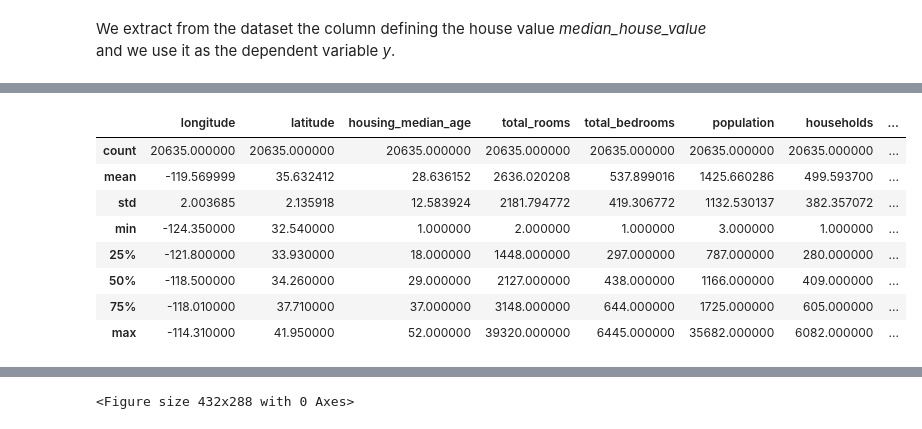
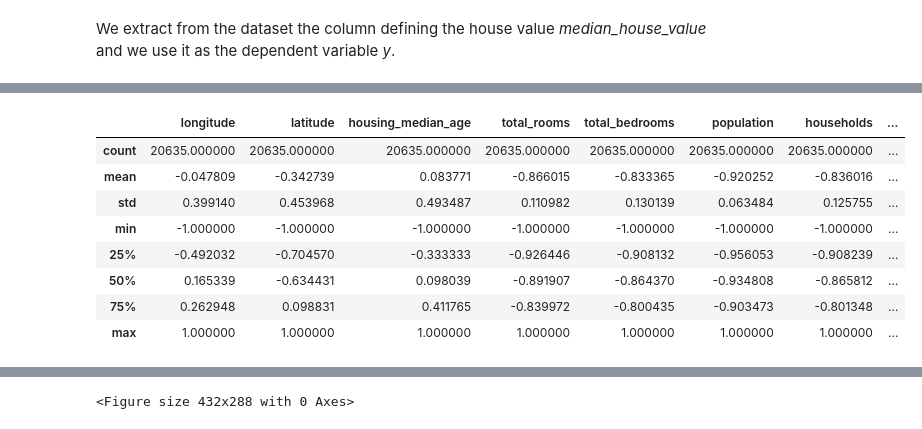
Before and after one commit to martinaviggiano/ml_project, a Jupyter notebook: Machine Learning Project.ipynb, the cells around one changed output, grey strips where cells are left out. Cells and saved outputs as stored; diff of their text form; code cells hidden in the pictures.

```diff
--- a/Machine Learning Project.ipynb
+++ b/Machine Learning Project.ipynb
@@ -135,9 +135,15 @@ X, y = n_corr_df.drop(columns=['median_house_value']), corr_df['median_house_val
+# %%
+n_corr_df.drop(columns=['median_house_value'], inplace=True)
+# %%
+X = n_corr_df
 # %%
-from sklearn.preprocessing import StandardScaler
-scaler = StandardScaler() #standardize -1,1
+from sklearn.preprocessing import StandardScaler, MinMaxScaler
+scaler = MinMaxScaler(feature_range= (-1,1))
 X_scaled = scaler.fit_transform(X)
 # %%
 from sklearn.model_selection import train_test_split
 X_train, X_test, y_train, y_test = train_test_split(X_scaled, y, test_size=0.2, random_state=42)
+# %%
+X_scaled_df = pd.DataFrame(X_scaled, columns=n_corr_df.columns)
 # %%
 import seaborn as sns
@@ -168,15 +173,15 @@ memory usage: 1.7 MB
 # %%
-corr_df.describe()
+X_scaled_df.describe()
 # %% [output]
 |  | longitude | latitude | housing_median_age | total_rooms | total_bedrooms | population | households | ... |
 | count | 20635.000000 | 20635.000000 | 20635.000000 | 20635.000000 | 20635.000000 | 20635.000000 | 20635.000000 | ... |
-| mean | -119.569999 | 35.632412 | 28.636152 | 2636.020208 | 537.899016 | 1425.660286 | 499.593700 | ... |
-| std | 2.003685 | 2.135918 | 12.583924 | 2181.794772 | 419.306772 | 1132.530137 | 382.357072 | ... |
-| min | -124.350000 | 32.540000 | 1.000000 | 2.000000 | 1.000000 | 3.000000 | 1.000000 | ... |
-| 25% | -121.800000 | 33.930000 | 18.000000 | 1448.000000 | 297.000000 | 787.000000 | 280.000000 | ... |
-| 50% | -118.500000 | 34.260000 | 29.000000 | 2127.000000 | 438.000000 | 1166.000000 | 409.000000 | ... |
-| 75% | -118.010000 | 37.710000 | 37.000000 | 3148.000000 | 644.000000 | 1725.000000 | 605.000000 | ... |
-| max | -114.310000 | 41.950000 | 52.000000 | 39320.000000 | 6445.000000 | 35682.000000 | 6082.000000 | ... |
+| mean | -0.047809 | -0.342739 | 0.083771 | -0.866015 | -0.833365 | -0.920252 | -0.836016 | ... |
+| std | 0.399140 | 0.453968 | 0.493487 | 0.110982 | 0.130139 | 0.063484 | 0.125755 | ... |
+| min | -1.000000 | -1.000000 | -1.000000 | -1.000000 | -1.000000 | -1.000000 | -1.000000 | ... |
+| 25% | -0.492032 | -0.704570 | -0.333333 | -0.926446 | -0.908132 | -0.956053 | -0.908239 | ... |
+| 50% | 0.165339 | -0.634431 | 0.098039 | -0.891907 | -0.864370 | -0.934808 | -0.865812 | ... |
+| 75% | 0.262948 | 0.098831 | 0.411765 | -0.839972 | -0.800435 | -0.903473 | -0.801348 | ... |
+| max | 1.000000 | 1.000000 | 1.000000 | 1.000000 | 1.000000 | 1.000000 | 1.000000 | ... |
 # %%
 # Variable HOUSE VALUE
 fig = plt.figure()
```
Also changed, not shown: parts of 27 cells of this notebook, 1 other file.
